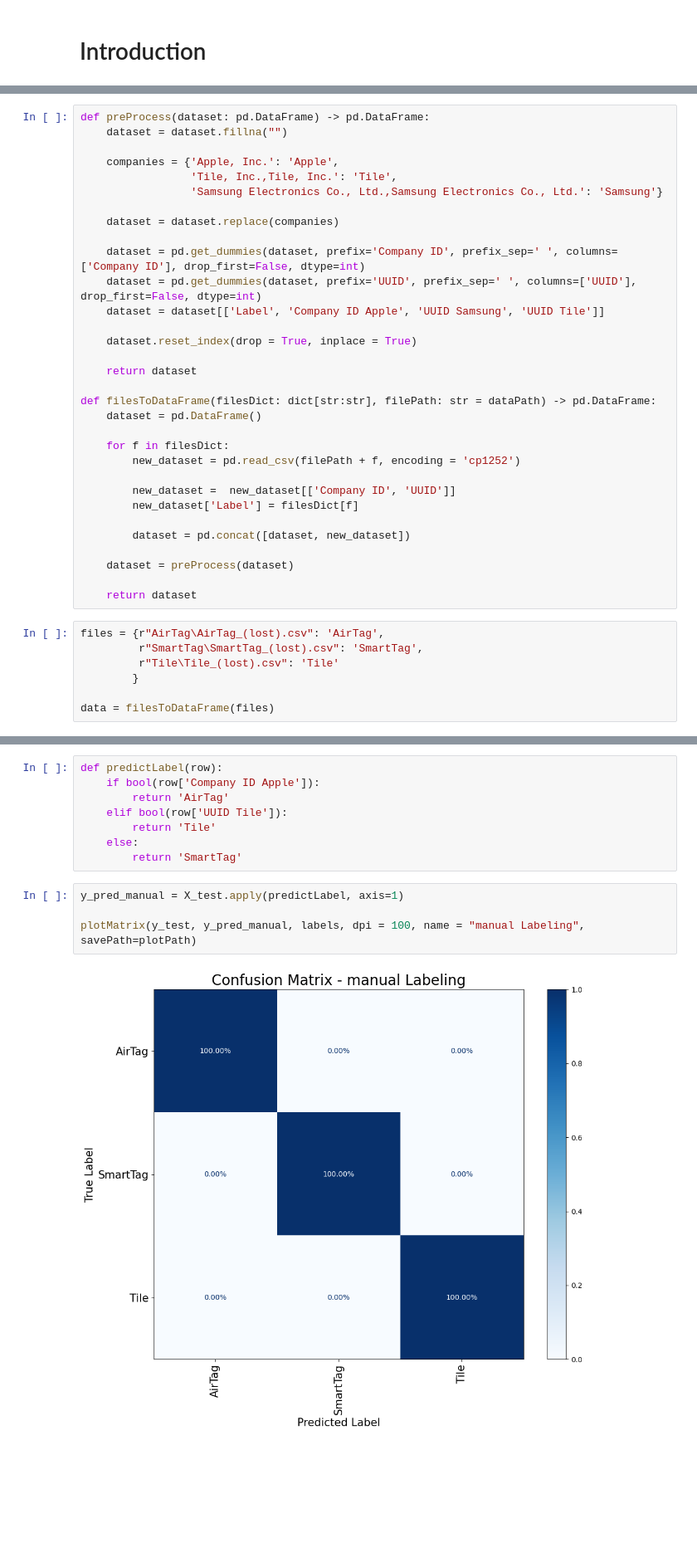
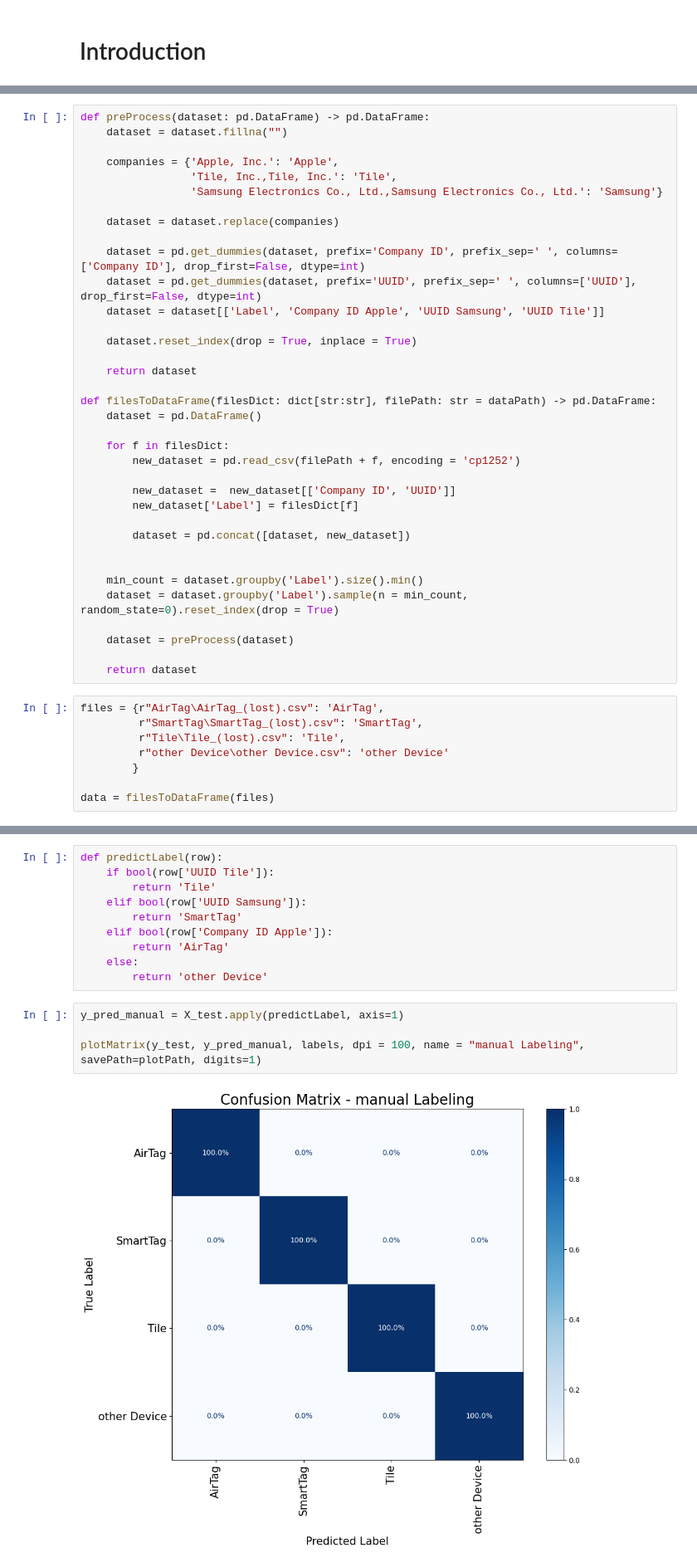
Before and after one commit to stsaxe/Bachelor-Thesis-Stefan-Richard-Saxer, a Jupyter notebook: notebooks/Introduction.ipynb, the cells around one changed output, grey strips where cells are left out. Shown: that part at 83% size. Cells and saved outputs as stored; diff of their text form; blank space fills up the shorter version.

```diff
--- a/notebooks/Introduction.ipynb
+++ b/notebooks/Introduction.ipynb
@@ -43,13 +43,18 @@ def filesToDataFrame(filesDict: dict[str:str], filePath: str = dataPath) -> pd.D
 
         dataset = pd.concat([dataset, new_dataset])
 
+
+    min_count = dataset.groupby('Label').size().min()
+    dataset = dataset.groupby('Label').sample(n = min_count, random_state=0).reset_index(drop = True)
+
     dataset = preProcess(dataset)
 
     return dataset
 # %%
 files = {r"AirTag\AirTag_(lost).csv": 'AirTag',
          r"SmartTag\SmartTag_(lost).csv": 'SmartTag',
-         r"Tile\Tile_(lost).csv": 'Tile'
+         r"Tile\Tile_(lost).csv": 'Tile',
+         r"other Device\other Device.csv": 'other Device'
         }
 
 data = filesToDataFrame(files)
@@ -146,17 +152,19 @@ plotTree(DecisionTree, name = "Decision Tree (Introduction)", features_names= da
 # %%
 def predictLabel(row):
-    if bool(row['Company ID Apple']):
+    if bool(row['UUID Tile']):
+        return 'Tile'
+    elif bool(row['UUID Samsung']):
+        return 'SmartTag'
+    elif bool(row['Company ID Apple']):
         return 'AirTag'
-    elif bool(row['UUID Tile']):
-        return 'Tile'
     else:
-        return 'SmartTag'
+        return 'other Device'
 # %%
 y_pred_manual = X_test.apply(predictLabel, axis=1)
 
-plotMatrix(y_test, y_pred_manual, labels, dpi = 100, name = "manual Labeling", savePath=plotPath)
+plotMatrix(y_test, y_pred_manual, labels, dpi = 100, name = "manual Labeling", savePath=plotPath, digits=1)
 # %% [output]
-[figure, old version]
+[figure, new version]
 # %%
 files = {r"AirTag\AirTag_(lost).csv": 'AirTag',
          r"SmartTag\SmartTag_(lost).csv": 'SmartTag',
```
Also changed, not shown: parts of 9 cells of this notebook, 9 other files.
